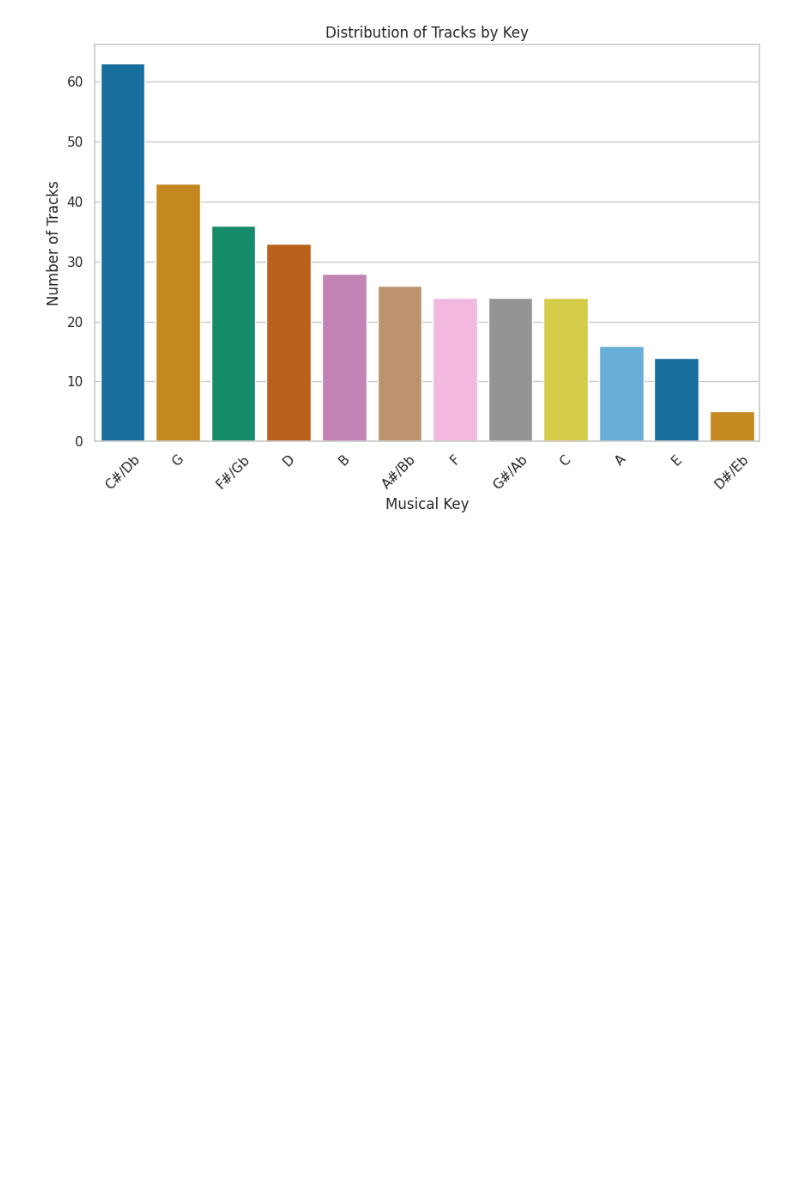
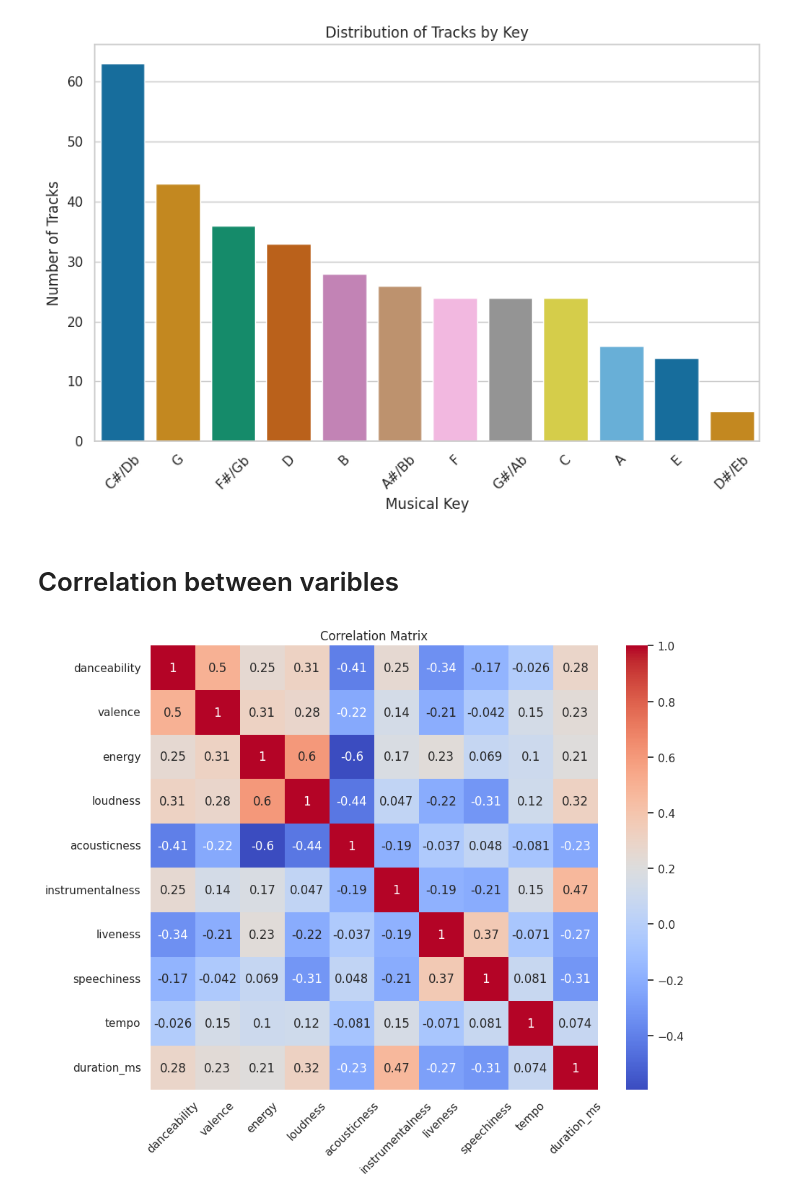
Before and after one commit to SanjilaGangaju/ExploratoryDataAnalysis_usingPython, a Jupyter notebook: beyoncetrack.ipynb, the cells around one changed output. Drawn from its saved outputs; the diff is of its cells as text; code cells hidden in the pictures; blank space fills up the shorter version.

```diff
--- a/beyoncetrack.ipynb
+++ b/beyoncetrack.ipynb
@@ -254,3 +254,5 @@ plt.xticks(rotation=45)
 plt.show()
 # %% [output]
 [figure]
+# %% [markdown]
+# Correlation between varibles
@@ -256,0 +262,11 @@ plt.show()
+# %%
+corr_matrix2 = data[num_cols].corr()
+
+# Plot heatmap
+plt.figure(figsize=(10, 8))
+sns.heatmap(corr_matrix2, annot=True, cmap='coolwarm')
+plt.xticks(rotation=45)
+plt.title('Correlation Matrix')
+plt.show()
+# %% [output]
+[figure, added]
```
Also changed, not shown: parts of 2 cells of this notebook.
